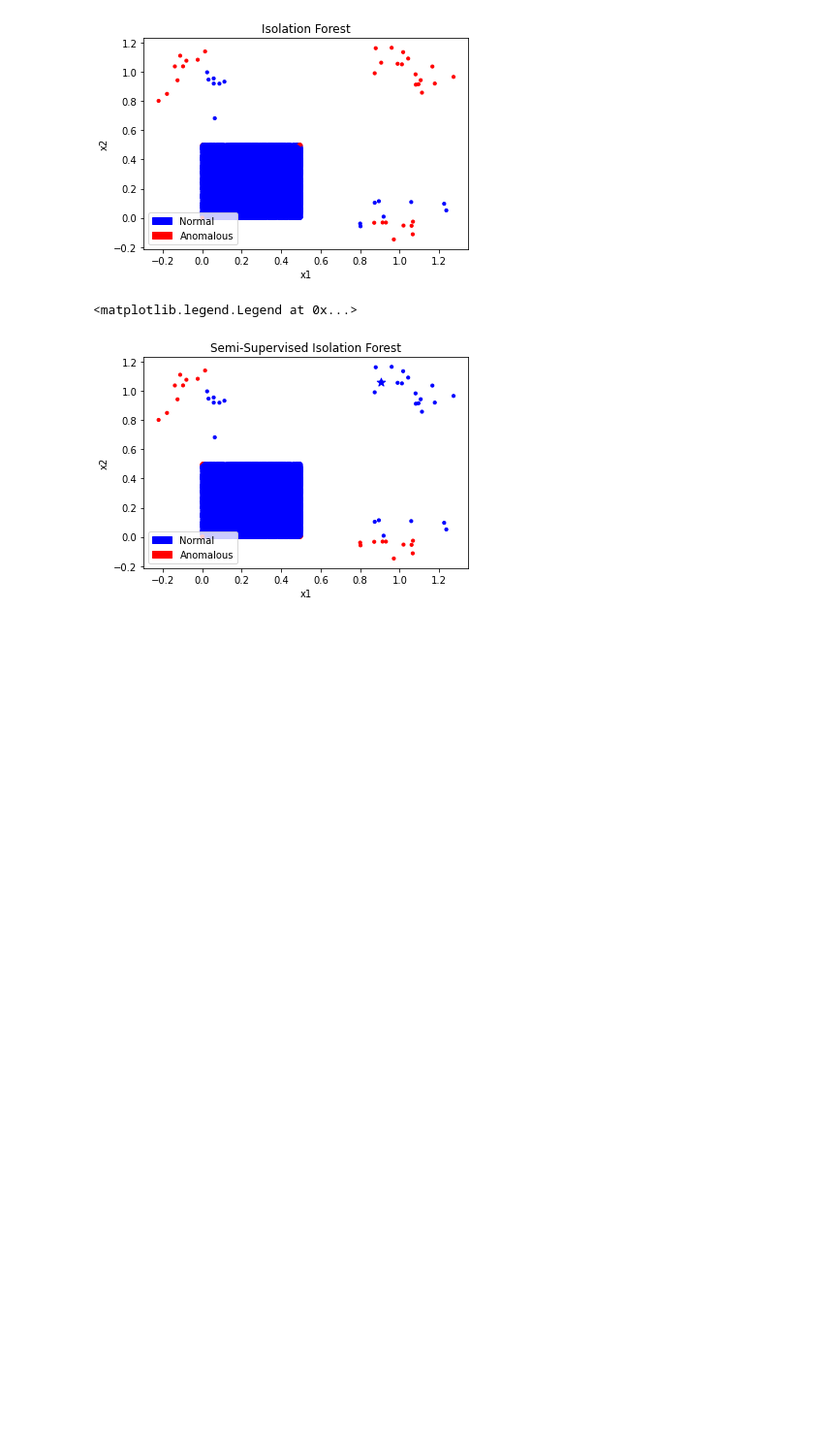
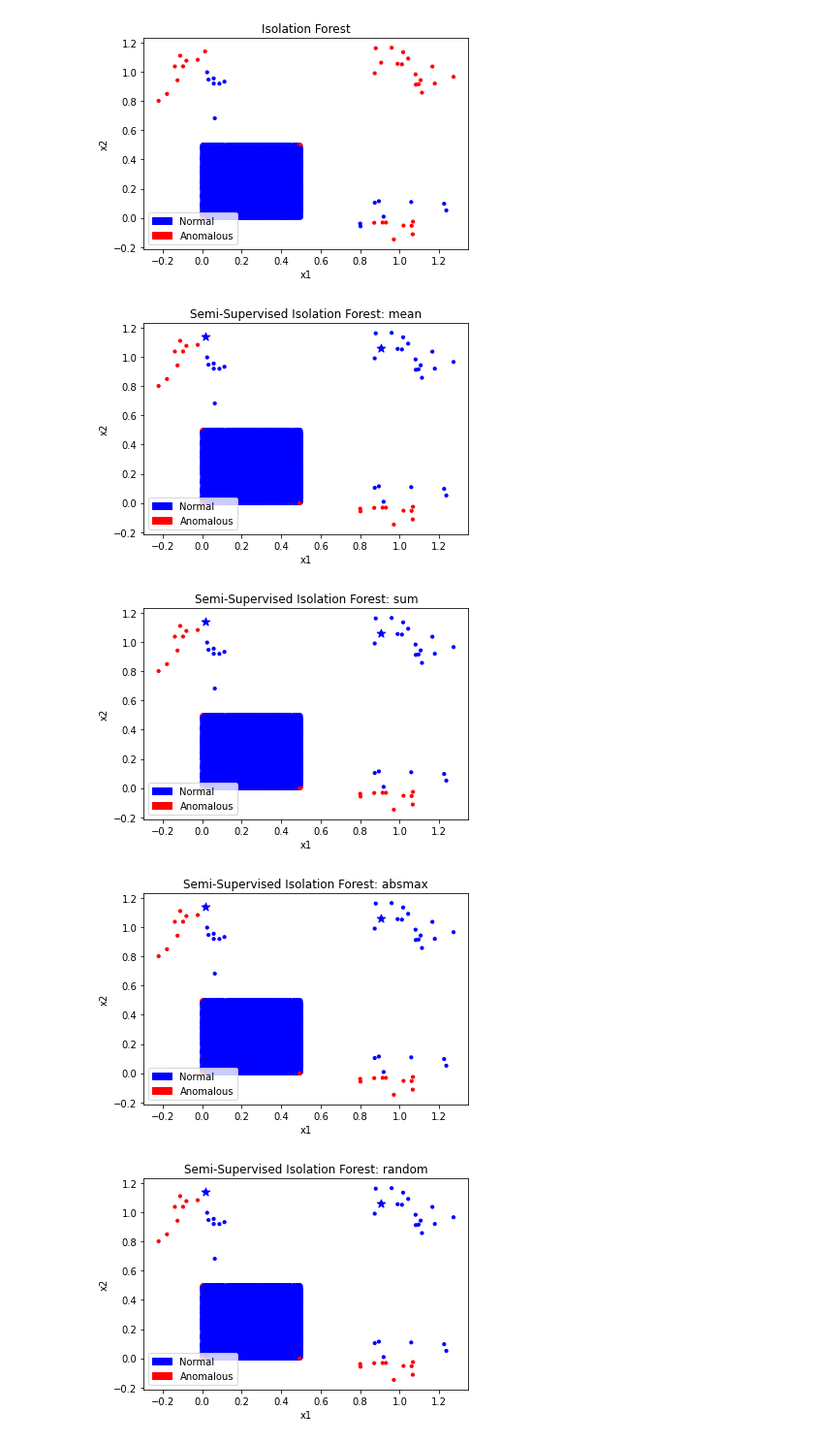
Before and after one commit to hombit/ssi-forest, a Jupyter notebook: notebooks/test.ipynb, the cells around one changed output. Shown at 97% size. Drawn from its saved outputs; the diff is of its cells as text; code cells hidden in the pictures; blank space fills up the shorter version.

Commit message:
label_reducer argument

```diff
--- a/notebooks/test.ipynb
+++ b/notebooks/test.ipynb
@@ -41,18 +41,23 @@ plt.legend(handles=[blue_patch, red_patch], loc='lower left')
 # %%
 y = np.concatenate([np.zeros(n_inliers),
                     np.r_[-2, np.zeros(n_outliers-1)],
-                    np.zeros(n_outliers),
+                    np.r_[-0.5, np.zeros(n_outliers-1)],
+                    # np.zeros(n_outliers),
                     np.zeros(n_outliers)])
 
-ssi = SemiSupervisedIsolationForest(n_estimators=100, random_state=0, contamination=3 * n_outliers / x.shape[0])
-ssi.fit(x, y)
+for label_reducer in ('mean', 'sum', 'absmax', 'random', lambda x: np.max(x)):
+    ssi = SemiSupervisedIsolationForest(label_reducer=label_reducer, n_estimators=100, random_state=0, contamination=3 * n_outliers / x.shape[0])
+    ssi.fit(x, y)
 
-plt.title('Semi-Supervised Isolation Forest')
-plt.xlabel('x1')
-plt.ylabel('x2')
-plt.scatter(*x.T, c=[COLORS[l] for l in ssi.predict(x)], s=10)
-plt.scatter(x[n_inliers, 0], x[n_inliers, 1], c='blue', s=80, marker='*')
-plt.legend(handles=[blue_patch, red_patch], loc='lower left')
+    plt.figure()
+    plt.title(f'Semi-Supervised Isolation Forest: {label_reducer}')
+    plt.xlabel('x1')
+    plt.ylabel('x2')
+    plt.scatter(*x.T, c=[COLORS[l] for l in ssi.predict(x)], s=10)
+    plt.scatter(*x[n_inliers:n_inliers+n_outliers+1:n_outliers, :].T, c='blue', s=80, marker='*')
+    plt.legend(handles=[blue_patch, red_patch], loc='lower left')
 # %% [output]
-<matplotlib.legend.Legend at 0x...>
-[figure, old version]
+[figure, new version]
+[figure, added]
+[figure, added]
+[figure, added]
```
Also changed, not shown: parts of 1 cell of this notebook, 1 other file.
